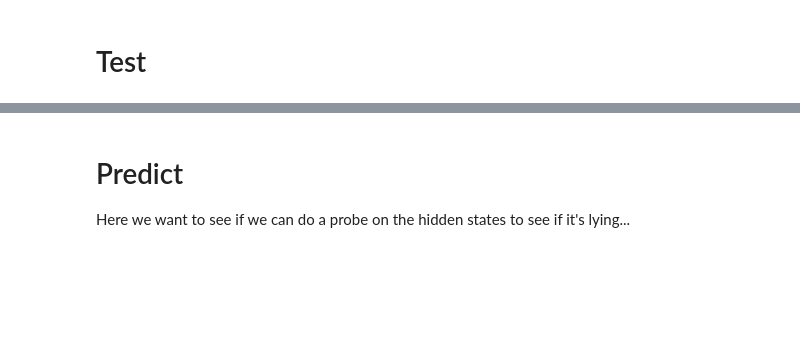
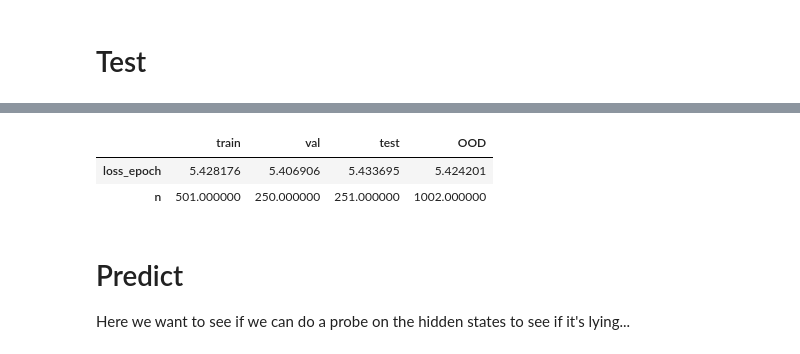
Before and after one commit to wassname/LoRA_are_lie_detectors, a Jupyter notebook: notebooks/05_mjc_lie.ipynb, the cells around one changed output, grey strips where cells are left out. Saved outputs shown, nothing was run; the diff lists cells and outputs as text; code cells hidden in the pictures; blank space fills up the shorter version.

```diff
--- a/notebooks/05_mjc_lie.ipynb
+++ b/notebooks/05_mjc_lie.ipynb
@@ -371,7 +573,7 @@ clear_mem()
 # %%
 from src.helpers.lightning import rename_pl_test_results
 
-rs1 = trainer1.test(
+rs1 = trainer.test(
     net,
     dataloaders=[
         dl_train2,
@@ -384,3 +586,4 @@ rs1 = trainer1.test(
 rs = rename_pl_test_results(rs1, ["train", "val", "test", "OOD"])
 df_testing = pd.DataFrame(rs)
 df_testing
+# %% [output]
@@ -387,3 +592,6 @@ df_testing
+|  | train | val | test | OOD |
+| loss_epoch | 5.428176 | 5.406906 | 5.433695 | 5.424201 |
+| n | 501.000000 | 250.000000 | 251.000000 | 1002.000000 |
 # %% [markdown]
 # Predict
 
```
Also changed, not shown: parts of 36 cells of this notebook, 22 other files.
